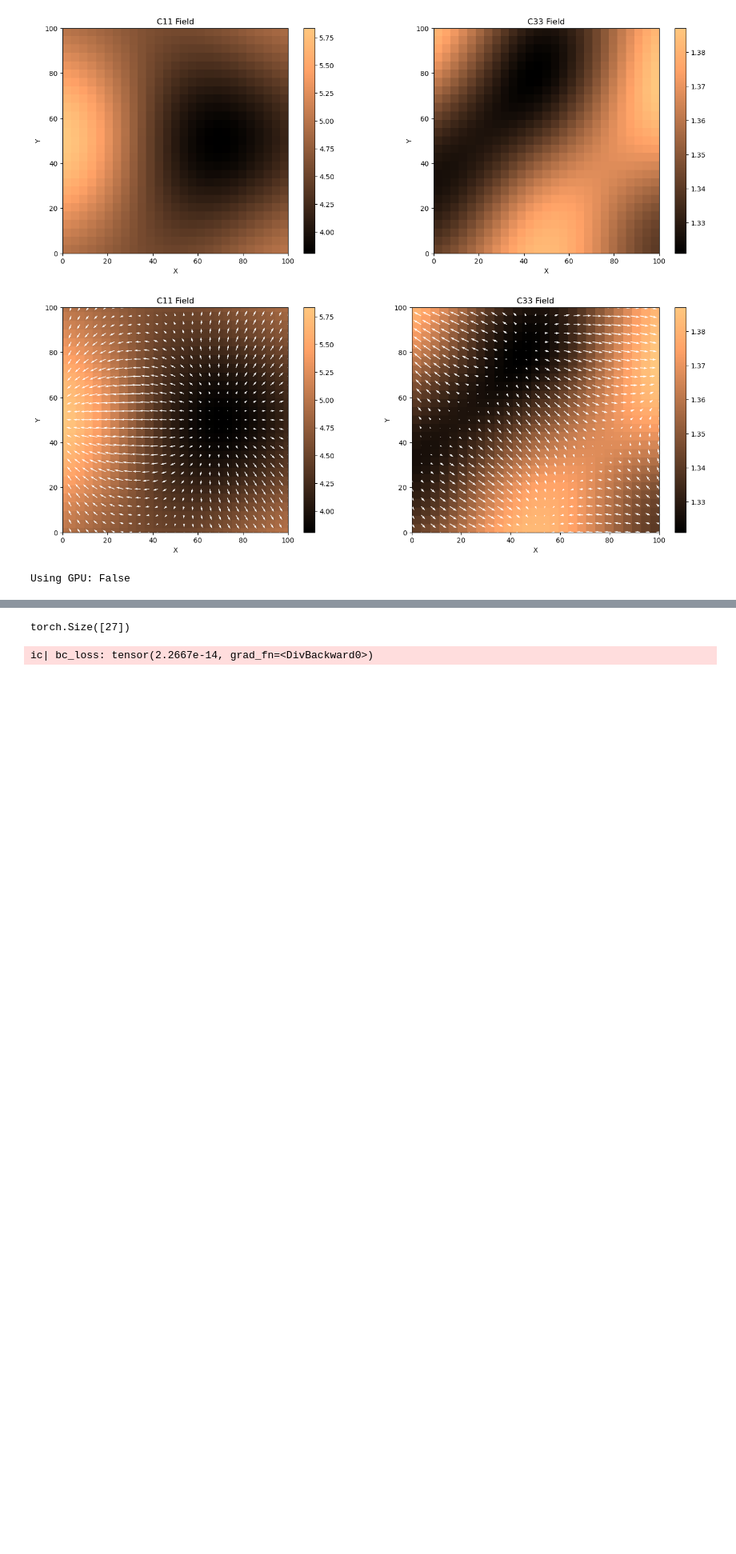
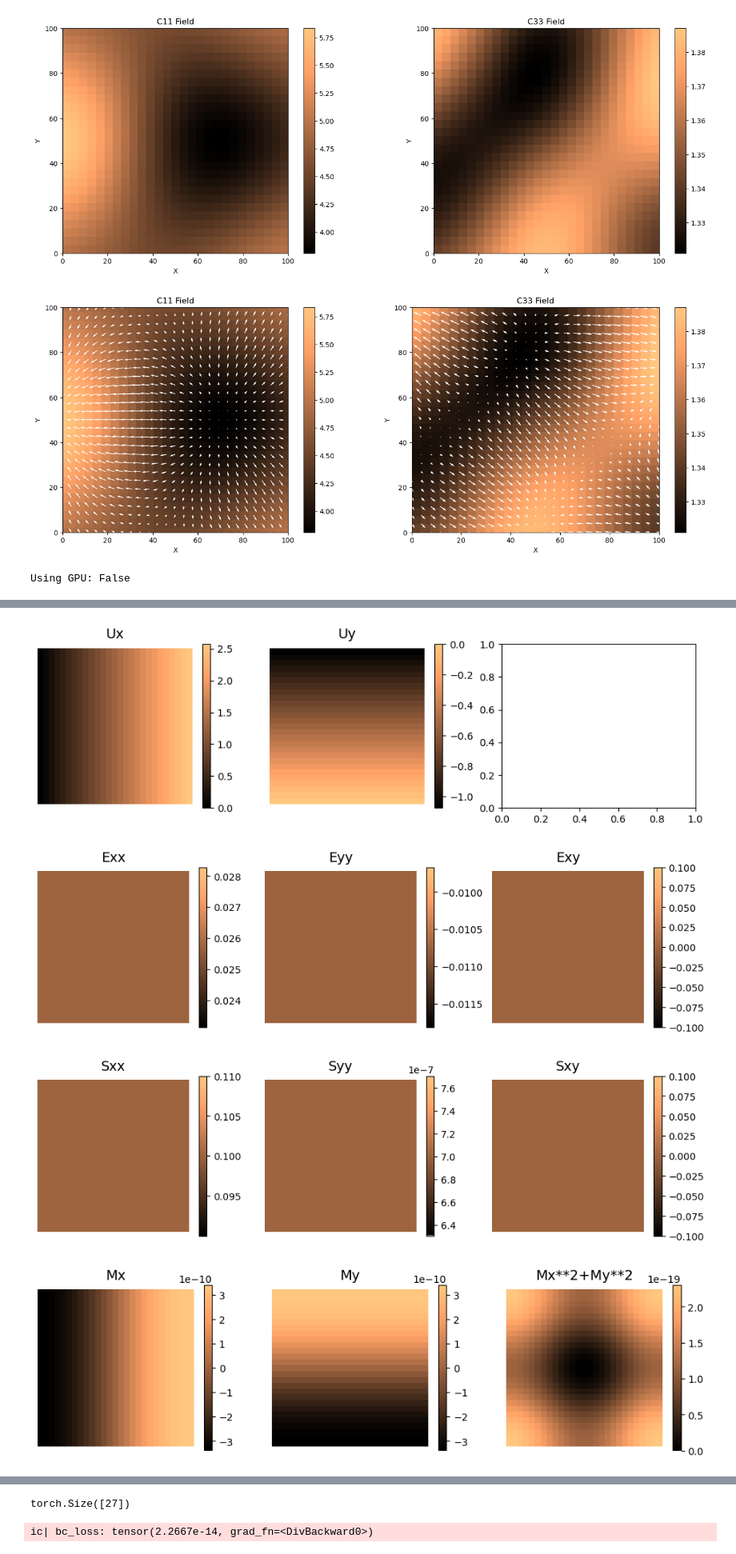
Before and after one commit to bonneted/pinn-cm, a Jupyter notebook: UQ/thin_plate.ipynb, the cells around one changed output, grey strips where cells are left out. Shown at 80% size. Saved outputs shown, nothing was run; the diff lists cells and outputs as text; code cells hidden in the pictures; blank space fills up the shorter version.

```diff
--- a/UQ/thin_plate.ipynb
+++ b/UQ/thin_plate.ipynb
@@ -433,7 +433,8 @@ def compute_loss(x_pde,x_bc, xi, Ux_mean, Ux_coeffs, Uy_mean, Uy_coeffs, C_data,
         # Compute the stress
         # S = S_nn(x, E, C11_batch[:,:,i].squeeze(), C33_batch[:,:,i].squeeze())
 
-        pde_loss += compute_PDE_loss(x_pde, E_pde, C_data_batch)/len(x_pde)
+        Mx,My = compute_PDE(x_pde, E_pde, C_data_batch)
+        pde_loss += torch.mean((Mx**2 + My**2))/len(x_pde)
         # Boundary Conditions Loss on stress
         U_bc = U_nn(x_bc, xi_batch[i], Ux_mean, Ux_coeffs, Uy_mean, Uy_coeffs, Enforce_BC)
         E_bc = E_nn(U_bc,x_bc)
@@ -444,11 +445,3 @@ def compute_loss(x_pde,x_bc, xi, Ux_mean, Ux_coeffs, Uy_mean, Uy_coeffs, C_data,
     pde_loss = pde_loss / batch_size
     bc_loss = bc_loss / batch_size
     return pde_loss, bc_loss
-# %%
-x_pde = torch.tensor(static_sampling([[0, Lmax], [0, Lmax]], N**2, "Grid")).float().to(device)
-domain = [[0, Lmax], [0, Lmax]]
-X = np.linspace(domain[0][0], domain[0][1], int(np.sqrt(27**2)))
-Y = np.linspace(domain[1][0], domain[1][1], int(np.sqrt(27**2)))
-X, Y = np.meshgrid(X, Y)
-
-np.max(X.reshape(-1,1).flatten()-X.ravel())
@@ -510,7 +501,7 @@ def train(Ux_mean, Ux_coeffs, Uy_mean, Uy_coeffs, xi, C_data, batch_size=100, ep
 # %%
 Lmax = 100
 N = 729  # Grid size
-Nsim = 2  # Number of simulations
+Nsim = 1  # Number of simulations
 truncation_order = 8
 
 # Create 2D grid
@@ -805,3 +716,56 @@ tensor(9.0798e-23, grad_fn=<MeanBackward0>)
+# %%
+from icecream import ic
+N=27
+
+def u_exact(X,delta=1e-10):
+    Ux = 0.025712*X[:,0]+delta*torch.cos(np.pi*X[:,0]/Lmax)
+    Uy = -0.010741*X[:,1]+delta*torch.cos(np.pi*X[:,1]/Lmax)
+    return [Ux,Uy]
+
+C11_plot = C11[:,:,0].ravel()
+C33_plot = C33[:,:,0].ravel()
+
+U_exact = u_exact(points_tensor)
+E_exact = E_nn(U_exact,points_tensor)
+S_exact = S_nn(E_exact, C11_plot, C33_plot)
+M_exact = compute_PDE(points_tensor, E_exact, C_data)
+PDE_loss = M_exact[0]**2 + M_exact[1]**2
+M_exact.append(PDE_loss)
+
+
+for i in range(3):
+    if i<2:
+        U_exact[i] = U_exact[i].reshape(N, N).cpu().detach().numpy()
+    E_exact[i] = E_exact[i].reshape(N, N).cpu().detach().numpy()
+    S_exact[i] = S_exact[i].reshape(N, N).cpu().detach().numpy()
+    M_exact[i] = M_exact[i].reshape(N, N).cpu().detach().numpy()
+
+
+
+fig, ax = plt.subplots(1, 3, figsize=(12, 3), dpi=100)
+for i in range(2):
+    im = pcolor_plot(ax[i], X_plot, Y_plot, U_exact[i],  ["Ux", "Uy"][i])
+    fig.colorbar(im, ax=ax[i])
+
+fig, ax = plt.subplots(1, 3, figsize=(12, 3), dpi=100)
+for i in range(3):
+    im = pcolor_plot(ax[i], X_plot, Y_plot, E_exact[i],  ["Exx", "Eyy", "Exy"][i])
+    fig.colorbar(im, ax=ax[i])
+
+fig, ax = plt.subplots(1, 3, figsize=(12, 3), dpi=100)
+for i in range(3):
+    im = pcolor_plot(ax[i], X_plot, Y_plot, S_exact[i],  ["Sxx", "Syy", "Sxy"][i])
+    fig.colorbar(im, ax=ax[i])
+
+fig, ax = plt.subplots(1, 3, figsize=(12, 3), dpi=100)
+for i in range(3):
+    im = pcolor_plot(ax[i], X_plot, Y_plot, M_exact[i],  ["Mx", "My","Mx**2+My**2"][i])
+    fig.colorbar(im, ax=ax[i])
+# %% [output]
+[figure, added]
+[figure, added]
+[figure, added]
+[figure, added]
 # %%
 pstress = 0.1
 x_bc = torch.ones((N,2))*Lmax
```
Also changed, not shown: parts of 9 cells of this notebook.
